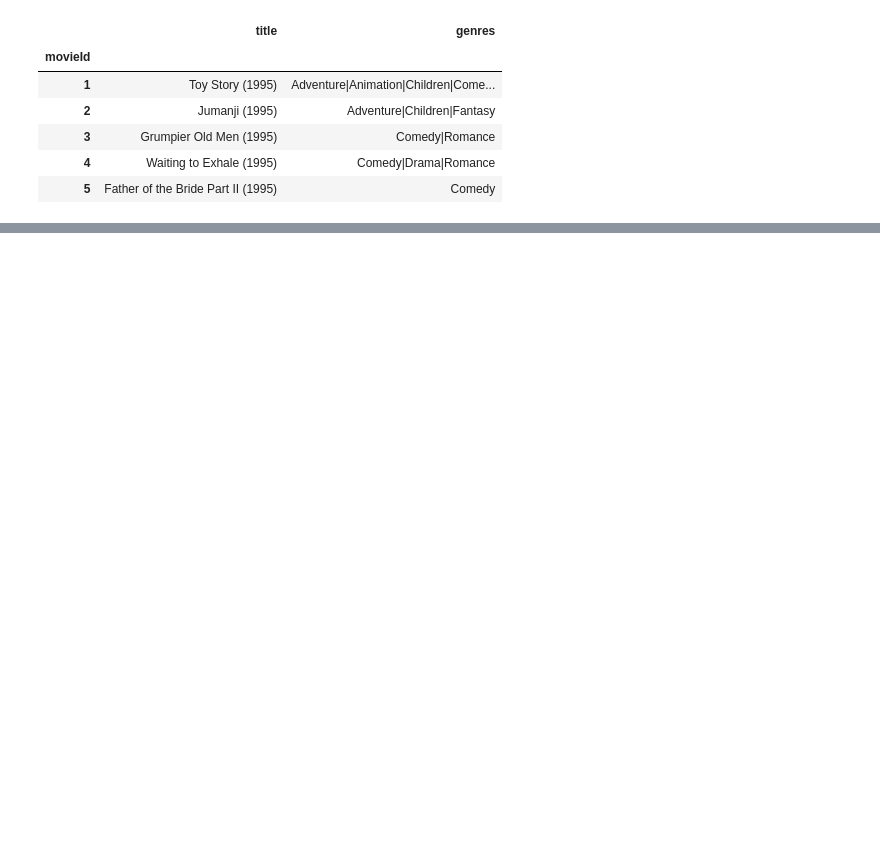
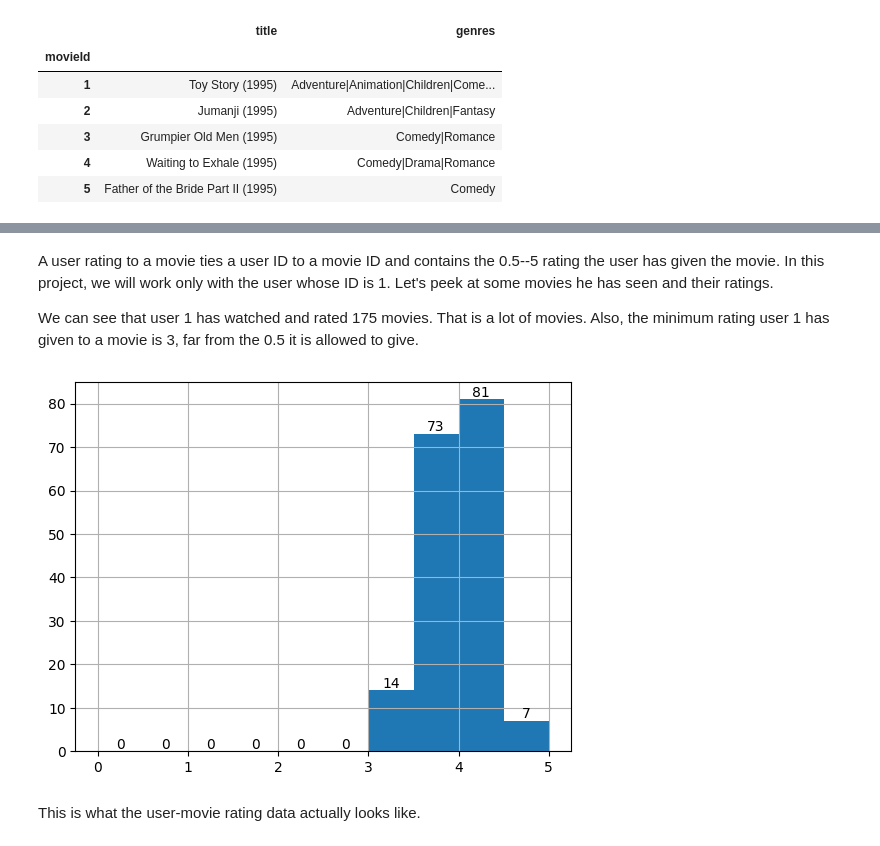
Before and after one commit to douglasrizzo/recsys-movies, a Jupyter notebook: src/genre-filter.ipynb, the cells around one changed output, grey strips where cells are left out. Saved outputs shown, nothing was run; the diff lists cells and outputs as text; code cells hidden in the pictures; blank space fills up the shorter version.

```diff
--- a/src/genre-filter.ipynb
+++ b/src/genre-filter.ipynb
@@ -81,0 +168,12 @@ genres
+# %% [markdown]
+A user rating to a movie ties a user ID to a movie ID and contains the 0.5--5 rating the user has given the movie. In this project, we will work only with the user whose ID is 1. Let's peek at some movies he has seen and their ratings.
+
+We can see that user 1 has watched and rated 175 movies. That is a lot of movies. Also, the minimum rating user 1 has given to a movie is 3, far from the 0.5 it is allowed to give.
+# %%
+user_ratings = ratings[ratings["userId"] == 1]
+ax = user_ratings["rating"].hist(bins=10, range=(0, 5))
+ax.bar_label(ax.containers[0]);
+# %% [output]
+[figure, added]
+# %% [markdown]
+This is what the user-movie rating data actually looks like.
```
Also changed, not shown: parts of 41 cells of this notebook, 1 other file.
